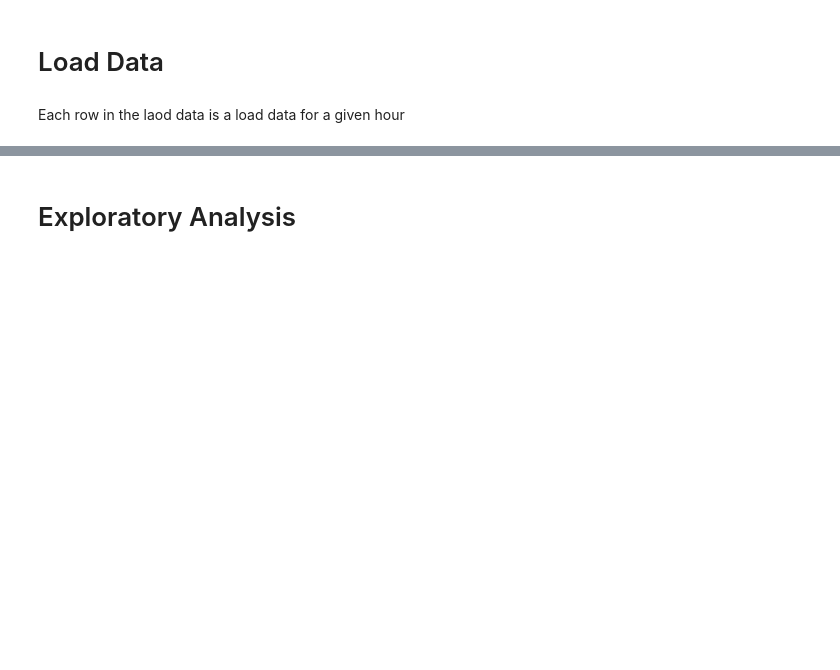
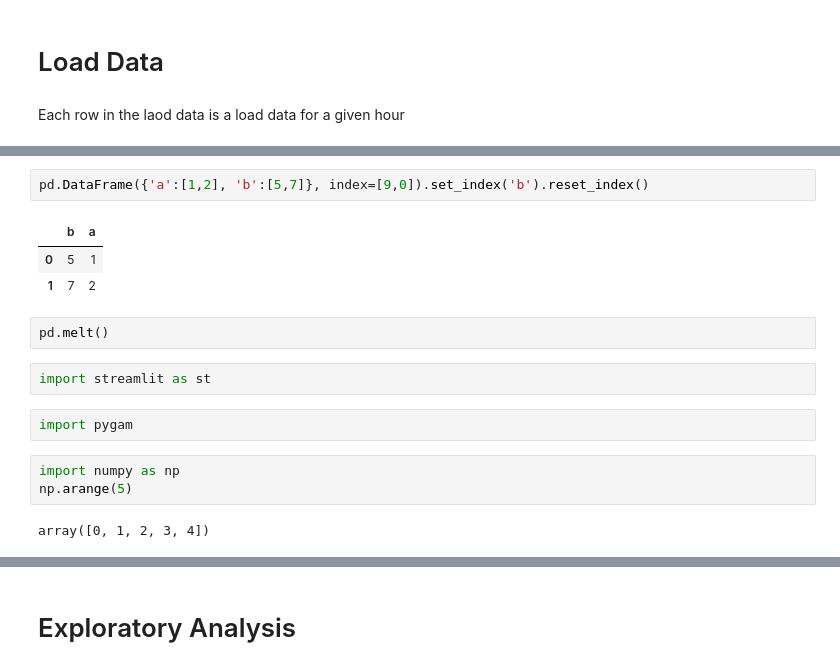
Before and after one commit to akin-aroge/electricity-consumption-prediction-api, a Jupyter notebook: notebook/02-data-exploration.ipynb, the cells around one changed output, grey strips where cells are left out. Drawn from its saved outputs; the diff is of its cells as text; blank space fills up the shorter version.

```diff
--- a/notebook/02-data-exploration.ipynb
+++ b/notebook/02-data-exploration.ipynb
@@ -28,0 +52,17 @@ load_temp.head(3)
+# %%
+pd.DataFrame({'a':[1,2], 'b':[5,7]}, index=[9,0]).set_index('b').reset_index()
+# %% [output]
+|  | b | a |
+| 0 | 5 | 1 |
+| 1 | 7 | 2 |
+# %%
+pd.melt()
+# %%
+import streamlit as st
+# %%
+import pygam
+# %%
+import numpy as np
+np.arange(5)
+# %% [output]
+array([0, 1, 2, 3, 4])
```
Also changed, not shown: parts of 4 cells of this notebook, 8 other files.
